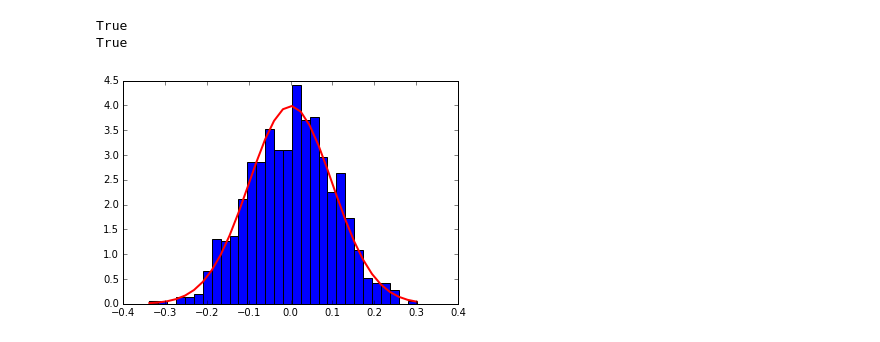
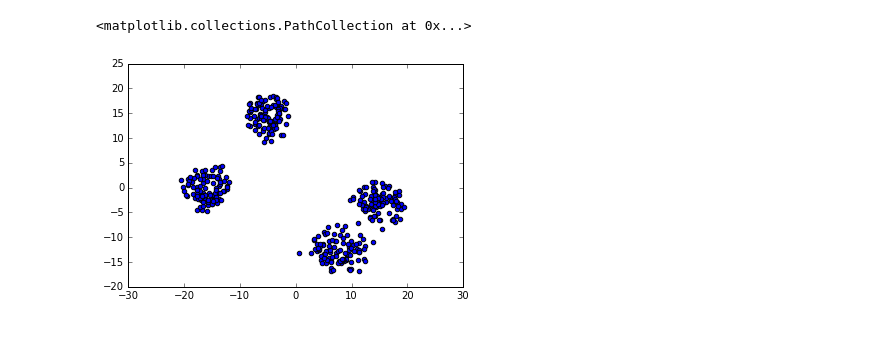
Before and after one commit to perlanie/DataMite, a Jupyter notebook: KMeans.ipynb, the cells around one changed output. Cells and saved outputs as stored; diff of their text form; code cells hidden in the pictures.

```diff
--- a/KMeans.ipynb
+++ b/KMeans.ipynb
@@ -1,19 +1,24 @@
-# %%
-%matplotlib inline
-
-import numpy as np
-mu, sigma = 0, 0.1 # mean and standard deviation
-s = np.random.normal(mu, sigma, 1000)
-print(abs(mu - np.mean(s)) < 0.01)
-print(abs(sigma - np.std(s, ddof=1)) < 0.01)
-
-import matplotlib.pyplot as plt
-count, bins, ignored = plt.hist(s, 30, normed=True)
-plt.plot(bins, 1/(sigma * np.sqrt(2 * np.pi)) *
-            np.exp( - (bins - mu)**2 / (2 * sigma**2) ),
-         linewidth=2, color='r')
-plt.show()
-# %% [output]
-True
-True
-[figure, removed]
+# %%
+%matplotlib inline
+
+import numpy as np
+import matplotlib.pyplot as plt
+from sklearn import cluster
+from sklearn.manifold import TSNE
+from scipy.stats import rv_discrete
+
+dim = 2
+params = [(np.random.rand(1,dim) * 20, np.random.random() * 2) for _ in range(4)]
+n = 100
+X = np.ndarray((0,dim))
+for mu, sigma in params:
+    X = np.append(X, sigma * np.random.randn(n, dim) + mu, axis=0)
+
+# reduce the dimensionality of the data set so we can plot it
+model = TSNE(n_components=2, perplexity=80)
+reduced = model.fit_transform(X)
+
+plt.scatter(reduced[:,0], reduced[:,1])
+# %% [output]
+<matplotlib.collections.PathCollection at 0x...>
+[figure, added]
```
Also changed, not shown: parts of 8 cells of this notebook.
